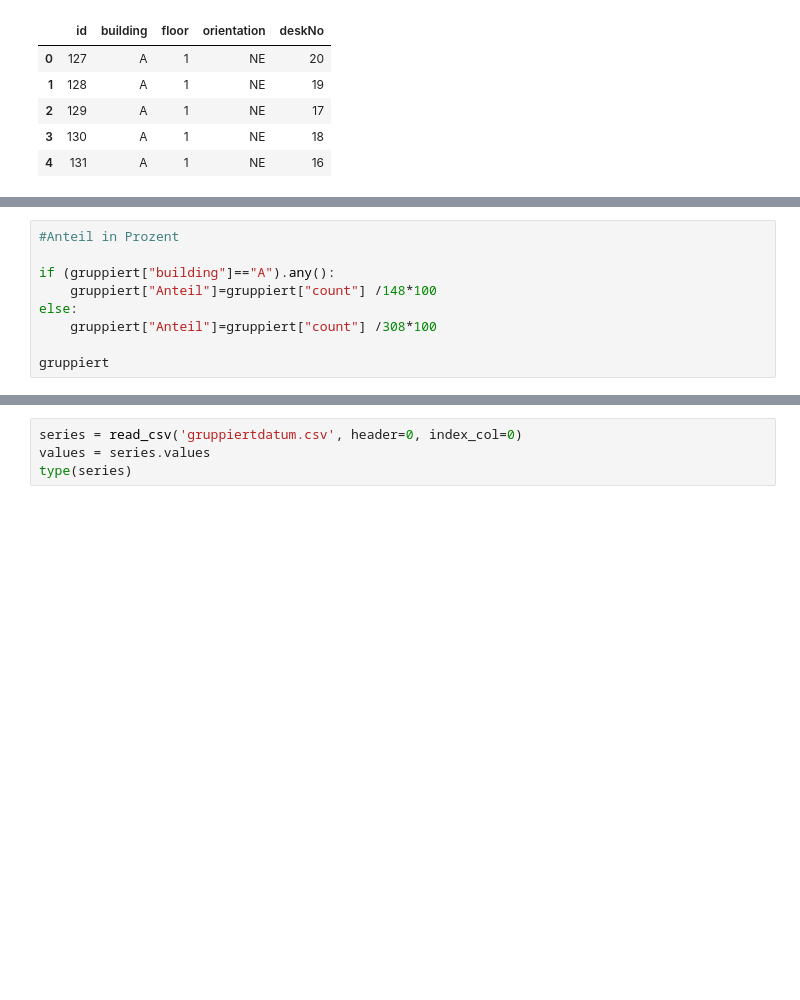
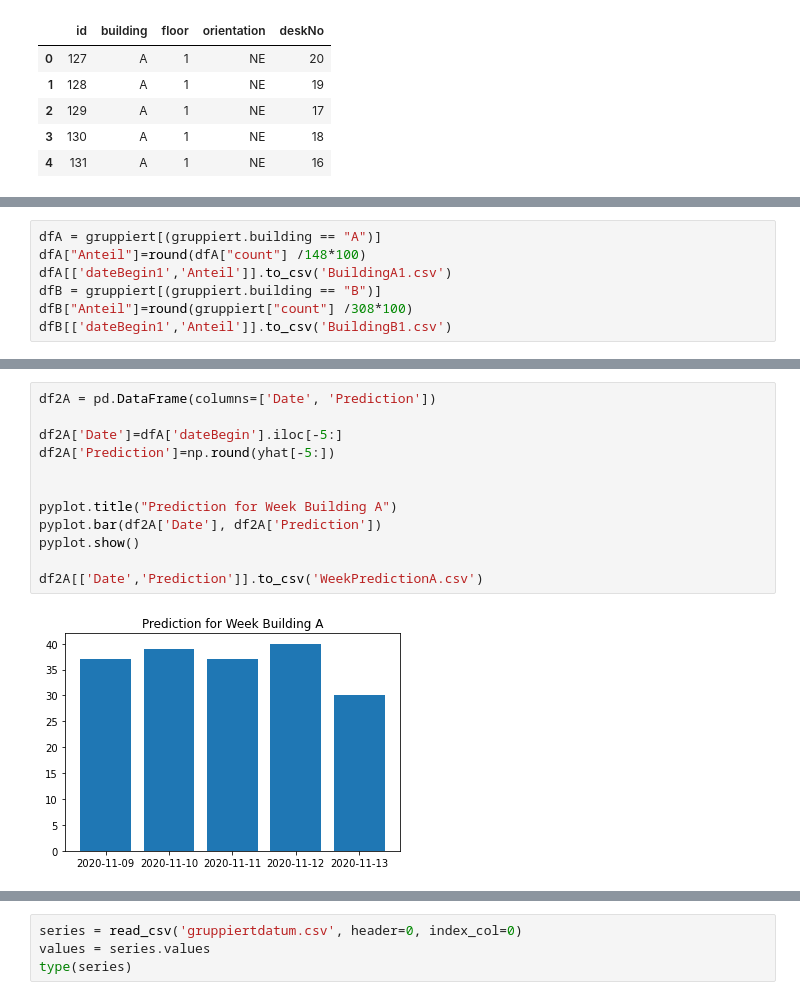
Before and after one commit to Ktrnas/758865, a Jupyter notebook: wilo1.ipynb, the cells around one changed output, grey strips where cells are left out. Cells and saved outputs as stored; diff of their text form; blank space fills up the shorter version.

```diff
--- a/wilo1.ipynb
+++ b/wilo1.ipynb
@@ -145,9 +105,0 @@ df1
-# %%
-#Anteil in Prozent
-
-if (gruppiert["building"]=="A").any():
-    gruppiert["Anteil"]=gruppiert["count"] /148*100
-else:
-    gruppiert["Anteil"]=gruppiert["count"] /308*100
-
-gruppiert
@@ -261,0 +106,7 @@ Name: count, Length: 130, dtype: int64
+# %%
+dfA = gruppiert[(gruppiert.building == "A")]
+dfA["Anteil"]=round(dfA["count"] /148*100)
+dfA[['dateBegin1','Anteil']].to_csv('BuildingA1.csv')
+dfB = gruppiert[(gruppiert.building == "B")]
+dfB["Anteil"]=round(gruppiert["count"] /308*100)
+dfB[['dateBegin1','Anteil']].to_csv('BuildingB1.csv')
@@ -361,0 +229,14 @@ MAE: 16.506
+# %%
+df2A = pd.DataFrame(columns=['Date', 'Prediction'])
+
+df2A['Date']=dfA['dateBegin'].iloc[-5:]
+df2A['Prediction']=np.round(yhat[-5:])
+
+
+pyplot.title("Prediction for Week Building A")
+pyplot.bar(df2A['Date'], df2A['Prediction'])
+pyplot.show()
+
+df2A[['Date','Prediction']].to_csv('WeekPredictionA.csv')
+# %% [output]
+[figure, added]
```
Also changed, not shown: parts of 25 cells of this notebook, 13 other files.
